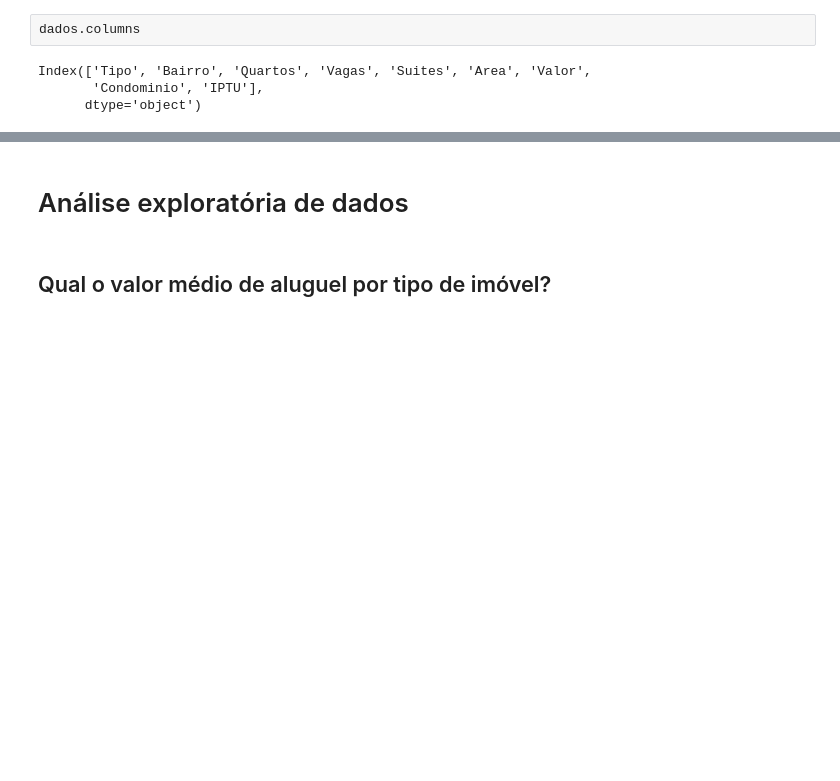
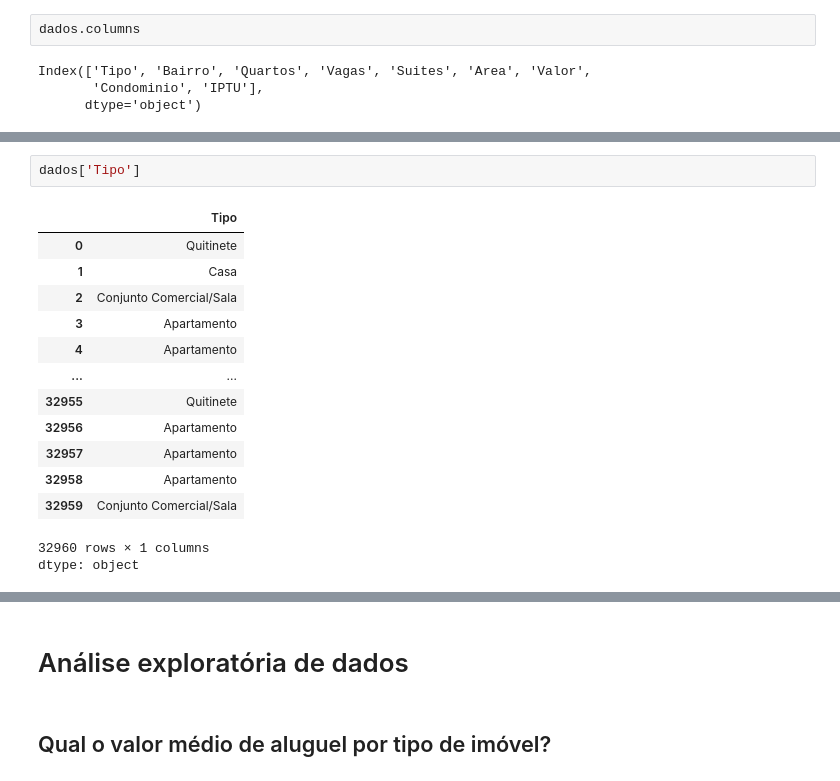
Before and after one commit to rgrAndrade/case_preco_aluguel, a Jupyter notebook: modelo_preco_aluguel.ipynb, the cells around one changed output, grey strips where cells are left out. Drawn from its saved outputs; the diff is of its cells as text; blank space fills up the shorter version.

```diff
--- a/modelo_preco_aluguel.ipynb
+++ b/modelo_preco_aluguel.ipynb
@@ -33,0 +53,17 @@ Index(['Tipo', 'Bairro', 'Quartos', 'Vagas', 'Suites', 'Area', 'Valor',
+# %%
+dados['Tipo']
+# %% [output]
+|  | Tipo |
+| 0 | Quitinete |
+| 1 | Casa |
+| 2 | Conjunto Comercial/Sala |
+| 3 | Apartamento |
+| 4 | Apartamento |
+| ... | ... |
+| 32955 | Quitinete |
+| 32956 | Apartamento |
+| 32957 | Apartamento |
+| 32958 | Apartamento |
+| 32959 | Conjunto Comercial/Sala |
+32960 rows × 1 columns
+dtype: object
```
Also changed, not shown: parts of 6 cells of this notebook.
